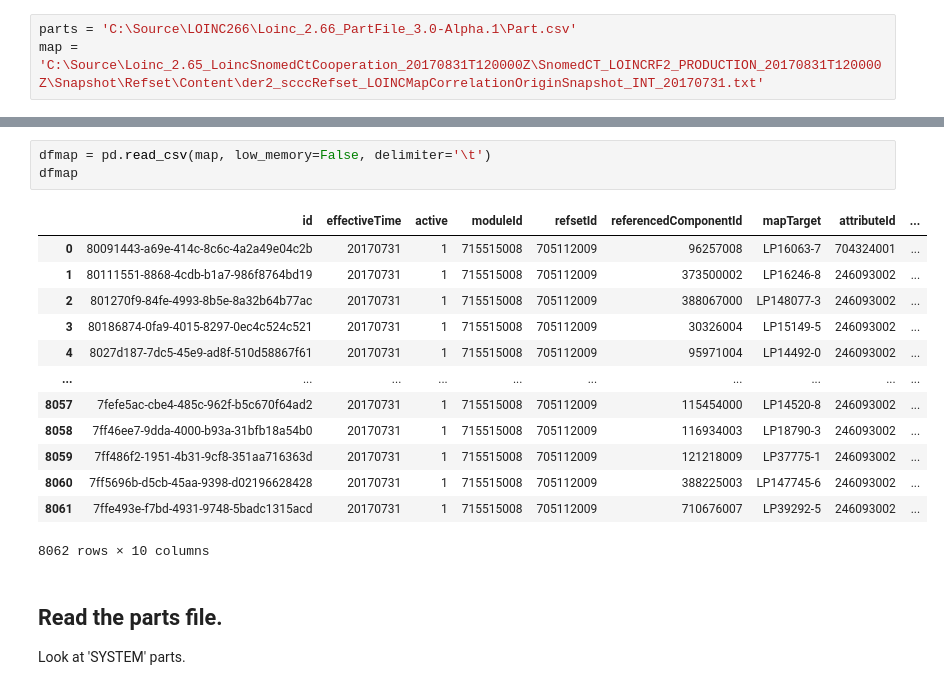
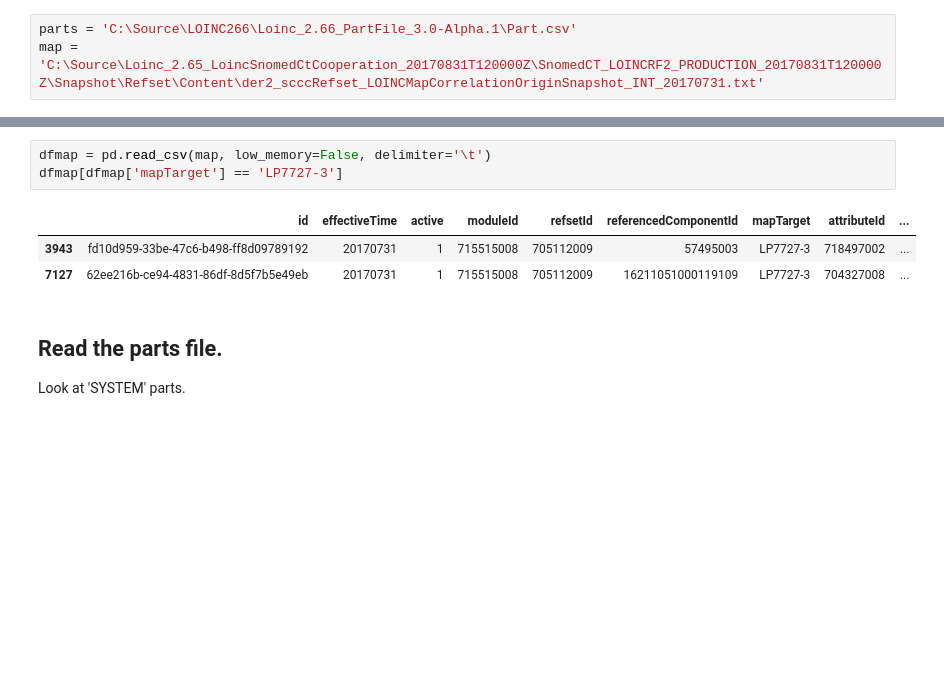
Before and after one commit to Nictiz/Labcodeset, a Jupyter notebook: mapping/snomedmap.ipynb, the cells around one changed output, grey strips where cells are left out. Saved outputs shown, nothing was run; the diff lists cells and outputs as text; blank space fills up the shorter version.

```diff
--- a/mapping/snomedmap.ipynb
+++ b/mapping/snomedmap.ipynb
@@ -14,20 +29,10 @@ map = 'C:\Source\Loinc_2.65_LoincSnomedCtCooperation_20170831T120000Z\SnomedCT_L
 # %%
 dfmap = pd.read_csv(map, low_memory=False, delimiter='\t')
-dfmap
+dfmap[dfmap['mapTarget'] == 'LP7727-3']
 # %% [output]
 |  | id | effectiveTime | active | moduleId | refsetId | referencedComponentId | mapTarget | attributeId | ... |
-| 0 | 80091443-a69e-414c-8c6c-4a2a49e04c2b | 20170731 | 1 | 715515008 | 705112009 | 96257008 | LP16063-7 | 704324001 | ... |
-| 1 | 80111551-8868-4cdb-b1a7-986f8764bd19 | 20170731 | 1 | 715515008 | 705112009 | 373500002 | LP16246-8 | 246093002 | ... |
-| 2 | 801270f9-84fe-4993-8b5e-8a32b64b77ac | 20170731 | 1 | 715515008 | 705112009 | 388067000 | LP148077-3 | 246093002 | ... |
-| 3 | 80186874-0fa9-4015-8297-0ec4c524c521 | 20170731 | 1 | 715515008 | 705112009 | 30326004 | LP15149-5 | 246093002 | ... |
-| 4 | 8027d187-7dc5-45e9-ad8f-510d58867f61 | 20170731 | 1 | 715515008 | 705112009 | 95971004 | LP14492-0 | 246093002 | ... |
-| ... | ... | ... | ... | ... | ... | ... | ... | ... | ... |
-| 8057 | 7fefe5ac-cbe4-485c-962f-b5c670f64ad2 | 20170731 | 1 | 715515008 | 705112009 | 115454000 | LP14520-8 | 246093002 | ... |
-| 8058 | 7ff46ee7-9dda-4000-b93a-31bfb18a54b0 | 20170731 | 1 | 715515008 | 705112009 | 116934003 | LP18790-3 | 246093002 | ... |
-| 8059 | 7ff486f2-1951-4b31-9cf8-351aa716363d | 20170731 | 1 | 715515008 | 705112009 | 121218009 | LP37775-1 | 246093002 | ... |
-| 8060 | 7ff5696b-d5cb-45aa-9398-d02196628428 | 20170731 | 1 | 715515008 | 705112009 | 388225003 | LP147745-6 | 246093002 | ... |
-| 8061 | 7ffe493e-f7bd-4931-9748-5badc1315acd | 20170731 | 1 | 715515008 | 705112009 | 710676007 | LP39292-5 | 246093002 | ... |
+| 3943 | fd10d959-33be-47c6-b498-ff8d09789192 | 20170731 | 1 | 715515008 | 705112009 | 57495003 | LP7727-3 | 718497002 | ... |
+| 7127 | 62ee216b-ce94-4831-86df-8d5f7b5e49eb | 20170731 | 1 | 715515008 | 705112009 | 16211051000119109 | LP7727-3 | 704327008 | ... |
-8062 rows × 10 columns
 # %% [markdown]
 ## Read the parts file.
 Look at 'SYSTEM' parts.
```
Also changed, not shown: parts of 4 cells of this notebook, 23 other files.
